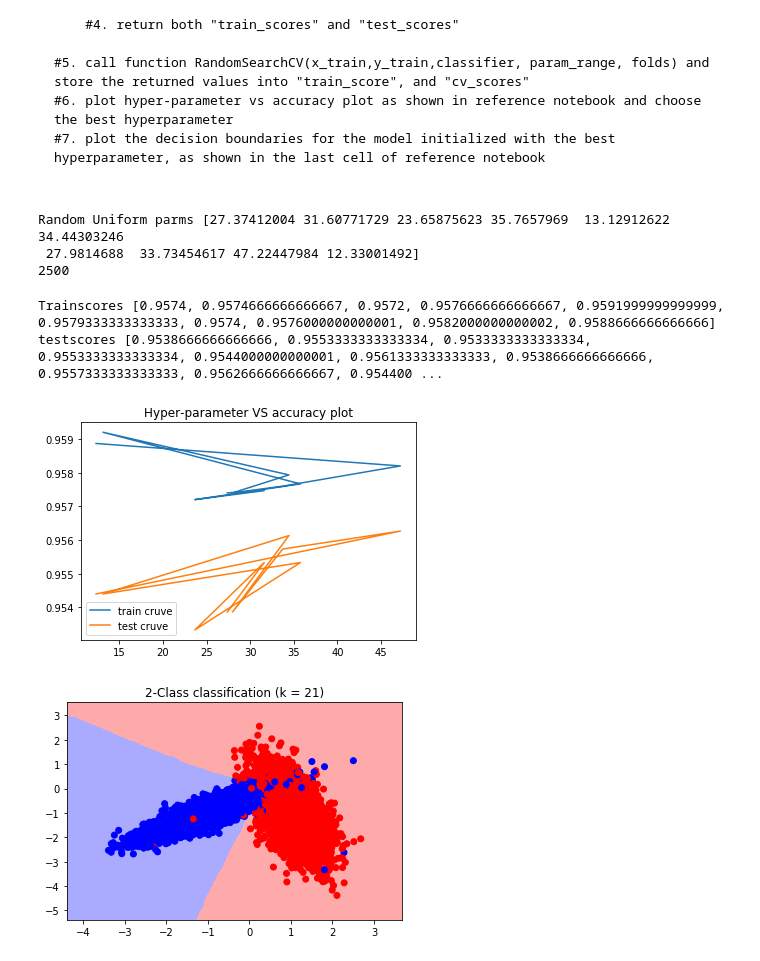
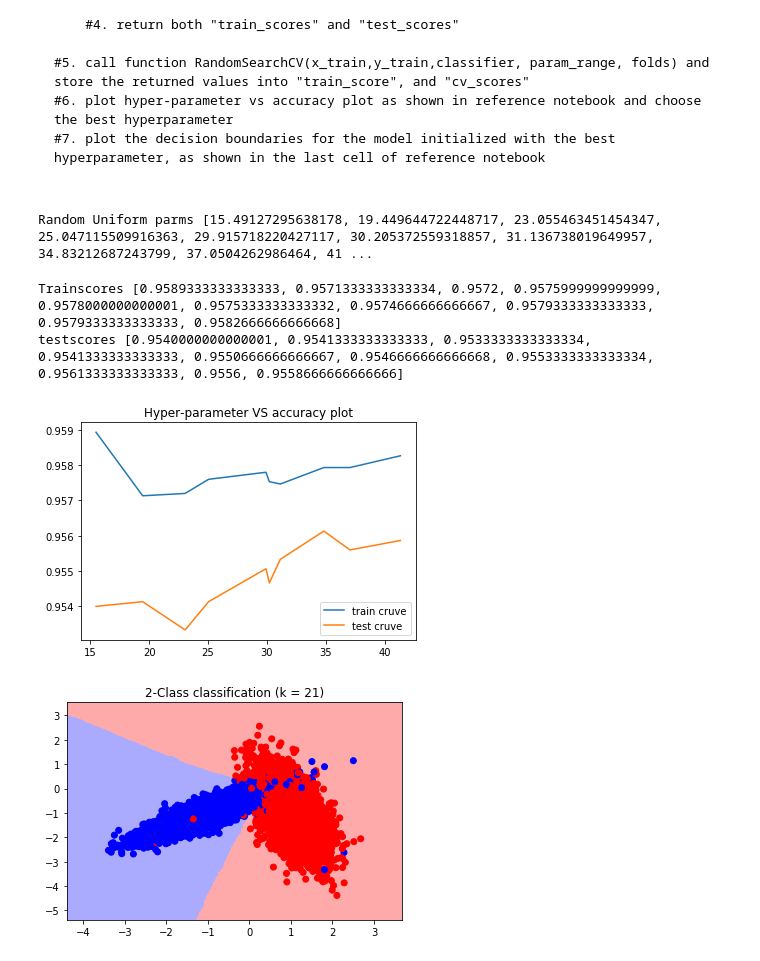
Before and after one commit to anoopaiml/AppliedAI, a Jupyter notebook: Assignment_4_Instructions.ipynb, the cells around one changed output. Cells and saved outputs as stored; diff of their text form; code cells hidden in the pictures.

```diff
--- a/Assignment_4_Instructions.ipynb
+++ b/Assignment_4_Instructions.ipynb
@@ -159,34 +159,32 @@ def RandomSearchCV(x_train,y_train,classifier, params, folds):
 # %%
 from sklearn.metrics import accuracy_score
 from sklearn.neighbors import KNeighborsClassifier
 import matplotlib.pyplot as plt
 import random
 import warnings
 warnings.filterwarnings("ignore")
 
 
 neigh = KNeighborsClassifier()
 param_range=(1,50)
-params=np.random.uniform(param_range[0],param_range[1],10)
+params=sorted(np.random.uniform(param_range[0],param_range[1],10))
 folds=3
 print("Random Uniform parms",params)
 # 5. call function RandomSearchCV(x_train,y_train,classifier, param_range, folds) and store the returned values into "train_score", and "cv_scores"
 trainscores,testscores = RandomSearchCV(X_train,y_train,neigh, params, folds)
 print("Trainscores",trainscores)
 print("testscores",testscores)
 # 6. plot hyper-parameter vs accuracy plot as shown in reference notebook and choose the best hyperparameter
 plt.plot(params,trainscores, label='train cruve')
 plt.plot(params,testscores, label='test cruve')
 plt.title('Hyper-parameter VS accuracy plot')
 plt.legend()
 plt.show()
 # %% [output]
-Random Uniform parms [27.37412004 31.60771729 23.65875623 35.7657969  13.12912622 34.44303246
- 27.9814688  33.73454617 47.22447984 12.33001492]
-2500
+Random Uniform parms [15.49127295638178, 19.449644722448717, 23.055463451454347, 25.047115509916363, 29.915718220427117, 30.205372559318857, 31.136738019649957, 34.83212687243799, 37.0504262986464, 41 ...
-Trainscores [0.9574, 0.9574666666666667, 0.9572, 0.9576666666666667, 0.9591999999999999, 0.9579333333333333, 0.9574, 0.9576000000000001, 0.9582000000000002, 0.9588666666666666]
-testscores [0.9538666666666666, 0.9553333333333334, 0.9533333333333334, 0.9553333333333334, 0.9544000000000001, 0.9561333333333333, 0.9538666666666666, 0.9557333333333333, 0.9562666666666667, 0.954400 ...
+Trainscores [0.9589333333333333, 0.9571333333333334, 0.9572, 0.9575999999999999, 0.9578000000000001, 0.9575333333333332, 0.9574666666666667, 0.9579333333333333, 0.9579333333333333, 0.9582666666666668]
+testscores [0.9540000000000001, 0.9541333333333333, 0.9533333333333334, 0.9541333333333333, 0.9550666666666667, 0.9546666666666668, 0.9553333333333334, 0.9561333333333333, 0.9556, 0.9558666666666666]
-[figure, old version]
+[figure, new version]
 # %%
 # understanding this code line by line is not that importent
 def plot_decision_boundary(X1, X2, y, clf):
```
